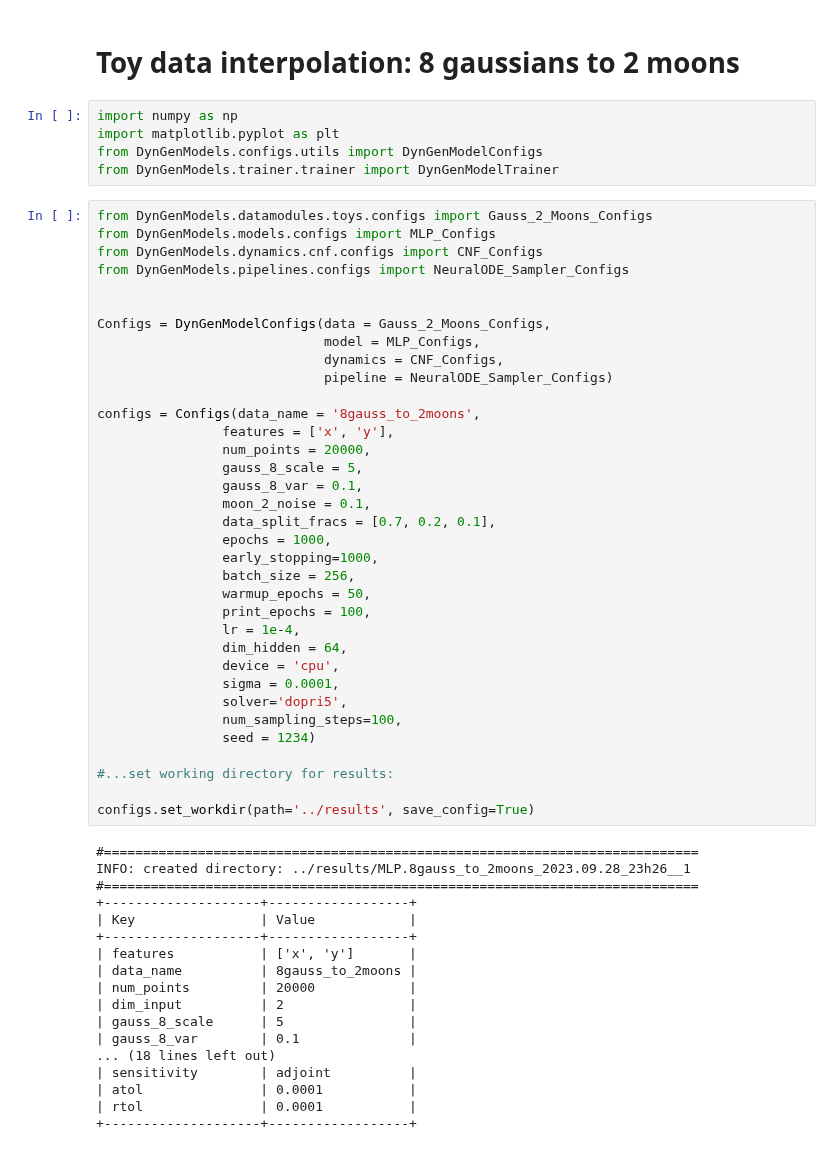
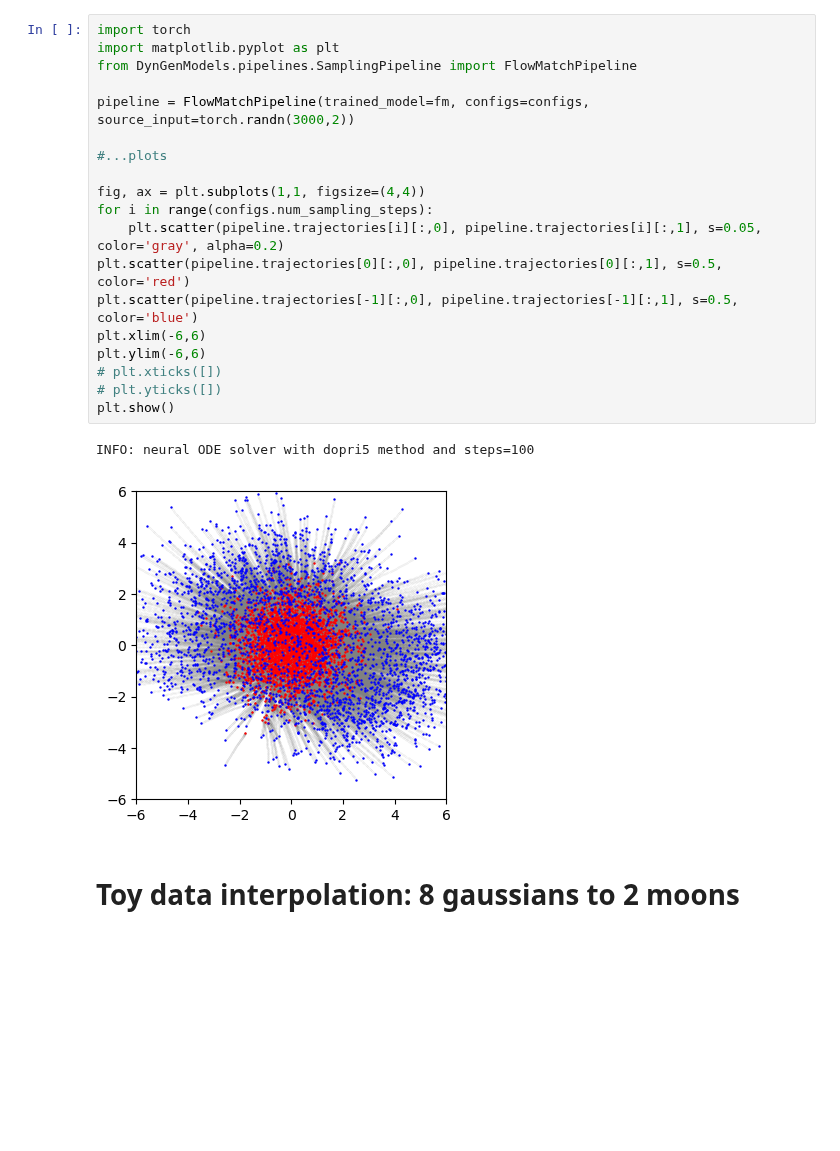
Before and after one commit to dfaroughy/DynGenModels, a Jupyter notebook: experiments/toys.ipynb, the cells around one changed output. Drawn from its saved outputs; the diff is of its cells as text; blank space fills up the shorter version.

```diff
--- a/experiments/toys.ipynb
+++ b/experiments/toys.ipynb
@@ -1,60 +169,24 @@
+# %%
+import torch
+import matplotlib.pyplot as plt
+from DynGenModels.pipelines.SamplingPipeline import FlowMatchPipeline
+
+pipeline = FlowMatchPipeline(trained_model=fm, configs=configs, source_input=torch.randn(3000,2))
+
+#...plots
+
+fig, ax = plt.subplots(1,1, figsize=(4,4))
+for i in range(configs.num_sampling_steps):
+    plt.scatter(pipeline.trajectories[i][:,0], pipeline.trajectories[i][:,1], s=0.05, color='gray', alpha=0.2)
+plt.scatter(pipeline.trajectories[0][:,0], pipeline.trajectories[0][:,1], s=0.5, color='red')
+plt.scatter(pipeline.trajectories[-1][:,0], pipeline.trajectories[-1][:,1], s=0.5, color='blue')
+plt.xlim(-6,6)
+plt.ylim(-6,6)
+# plt.xticks([])
+# plt.yticks([])
+plt.show()
+# %% [output]
+INFO: neural ODE solver with dopri5 method and steps=100
+[figure, added]
 # %% [markdown]
 # Toy data interpolation: 8 gaussians to 2 moons
-# %%
-import numpy as np
-import matplotlib.pyplot as plt
-from DynGenModels.configs.utils import DynGenModelConfigs
-from DynGenModels.trainer.trainer import DynGenModelTrainer
-# %%
-from DynGenModels.datamodules.toys.configs import Gauss_2_Moons_Configs
-from DynGenModels.models.configs import MLP_Configs
-from DynGenModels.dynamics.cnf.configs import CNF_Configs
-from DynGenModels.pipelines.configs import NeuralODE_Sampler_Configs
-
-
-Configs = DynGenModelConfigs(data = Gauss_2_Moons_Configs,
-                             model = MLP_Configs,
-                             dynamics = CNF_Configs,
-                             pipeline = NeuralODE_Sampler_Configs)
-
-configs = Configs(data_name = '8gauss_to_2moons',
-                features = ['x', 'y'],
-                num_points = 20000,
-                gauss_8_scale = 5,
-                gauss_8_var = 0.1,
-                moon_2_noise = 0.1,
-                data_split_fracs = [0.7, 0.2, 0.1],
-                epochs = 1000,
-                early_stopping=1000,
-                batch_size = 256,
-                warmup_epochs = 50,
-                print_epochs = 100,
-                lr = 1e-4,
-                dim_hidden = 64,
-                device = 'cpu',
-                sigma = 0.0001,
-                solver='dopri5',
-                num_sampling_steps=100,
-                seed = 1234)
-
-#...set working directory for results:
-
-configs.set_workdir(path='../results', save_config=True)
-# %% [output]
-#============================================================================
-INFO: created directory: ../results/MLP.8gauss_to_2moons_2023.09.28_23h26__1
-#============================================================================
-+--------------------+------------------+
-| Key                | Value            |
-+--------------------+------------------+
-| features           | ['x', 'y']       |
-| data_name          | 8gauss_to_2moons |
-| num_points         | 20000            |
-| dim_input          | 2                |
-| gauss_8_scale      | 5                |
-| gauss_8_var        | 0.1              |
-... (18 lines left out)
-| sensitivity        | adjoint          |
-| atol               | 0.0001           |
-| rtol               | 0.0001           |
-+--------------------+------------------+
```
Also changed, not shown: parts of 12 cells of this notebook, 23 other files.
